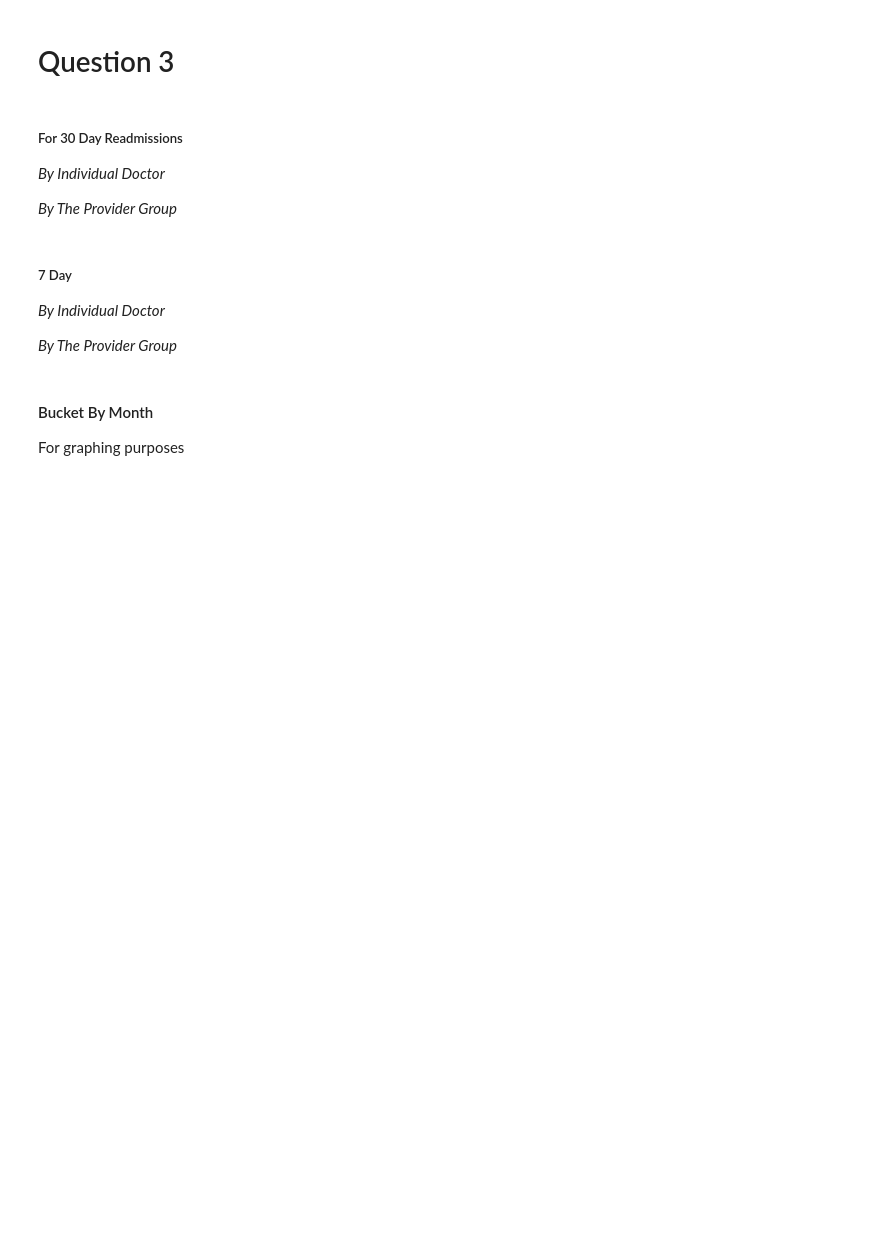
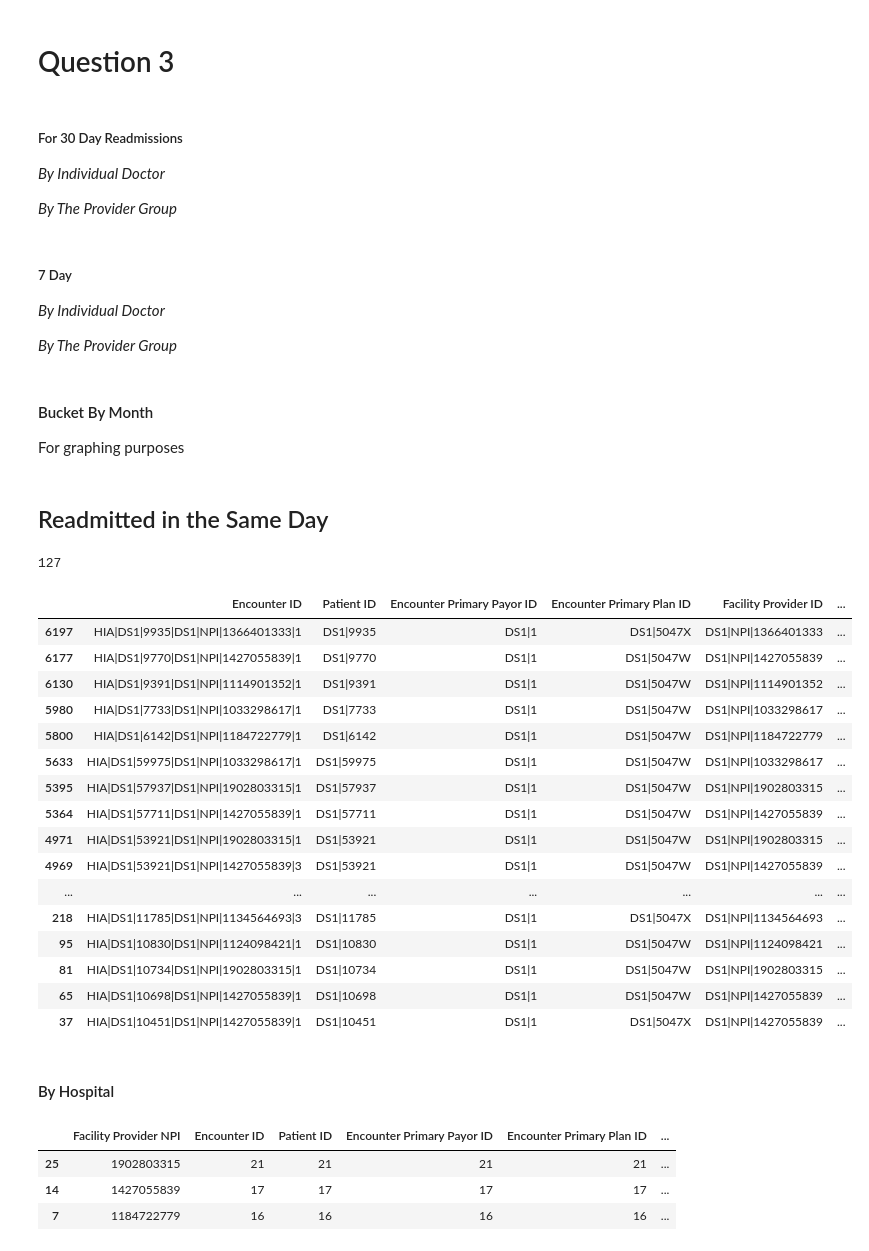
Before and after one commit to tipearso/hospital-readmissions, a Jupyter notebook: Jupyter Notebooks/Boo-Boo Exploratory.ipynb, the cells around one changed output. Cells and saved outputs as stored; diff of their text form; code cells hidden in the pictures; blank space fills up the shorter version.

```diff
--- a/Jupyter Notebooks/Boo-Boo Exploratory.ipynb
+++ b/Jupyter Notebooks/Boo-Boo Exploratory.ipynb
@@ -326,3 +284,34 @@ two_between_dups.info()
 #### Bucket By Month
 
 For graphing purposes
+# %% [markdown]
+## Readmitted in the Same Day
+# %%
+first_0 = first[first['Days Since Last Visit'] == '0 days']
+# ip_admin_30 = first[first['Days Since Last Visit'] <= '30 days']
+# %%
+len(first_0)
+# %% [output]
+127
+# %%
+first_0
+# %% [output]
+|  | Encounter ID | Patient ID | Encounter Primary Payor ID | Encounter Primary Plan ID | Facility Provider ID | ... |
+| 6197 | HIA|DS1|9935|DS1|NPI|1366401333|1 | DS1|9935 | DS1|1 | DS1|5047X | DS1|NPI|1366401333 | ... |
+| 6177 | HIA|DS1|9770|DS1|NPI|1427055839|1 | DS1|9770 | DS1|1 | DS1|5047W | DS1|NPI|1427055839 | ... |
+| 6130 | HIA|DS1|9391|DS1|NPI|1114901352|1 | DS1|9391 | DS1|1 | DS1|5047W | DS1|NPI|1114901352 | ... |
+| 5980 | HIA|DS1|7733|DS1|NPI|1033298617|1 | DS1|7733 | DS1|1 | DS1|5047W | DS1|NPI|1033298617 | ... |
+| 5800 | HIA|DS1|6142|DS1|NPI|1184722779|1 | DS1|6142 | DS1|1 | DS1|5047W | DS1|NPI|1184722779 | ... |
+| 5633 | HIA|DS1|59975|DS1|NPI|1033298617|1 | DS1|59975 | DS1|1 | DS1|5047W | DS1|NPI|1033298617 | ... |
+| 5395 | HIA|DS1|57937|DS1|NPI|1902803315|1 | DS1|57937 | DS1|1 | DS1|5047W | DS1|NPI|1902803315 | ... |
+| 5364 | HIA|DS1|57711|DS1|NPI|1427055839|1 | DS1|57711 | DS1|1 | DS1|5047W | DS1|NPI|1427055839 | ... |
+| 4971 | HIA|DS1|53921|DS1|NPI|1902803315|1 | DS1|53921 | DS1|1 | DS1|5047W | DS1|NPI|1902803315 | ... |
+| 4969 | HIA|DS1|53921|DS1|NPI|1427055839|3 | DS1|53921 | DS1|1 | DS1|5047W | DS1|NPI|1427055839 | ... |
+| ... | ... | ... | ... | ... | ... | ... |
+| 218 | HIA|DS1|11785|DS1|NPI|1134564693|3 | DS1|11785 | DS1|1 | DS1|5047X | DS1|NPI|1134564693 | ... |
+| 95 | HIA|DS1|10830|DS1|NPI|1124098421|1 | DS1|10830 | DS1|1 | DS1|5047W | DS1|NPI|1124098421 | ... |
+| 81 | HIA|DS1|10734|DS1|NPI|1902803315|1 | DS1|10734 | DS1|1 | DS1|5047W | DS1|NPI|1902803315 | ... |
+| 65 | HIA|DS1|10698|DS1|NPI|1427055839|1 | DS1|10698 | DS1|1 | DS1|5047W | DS1|NPI|1427055839 | ... |
+| 37 | HIA|DS1|10451|DS1|NPI|1427055839|1 | DS1|10451 | DS1|1 | DS1|5047X | DS1|NPI|1427055839 | ... |
+# %% [markdown]
+#### By Hospital
@@ -328,0 +322,7 @@ For graphing purposes
+# %%
+read0_count_hosp.head(3)
+# %% [output]
+|  | Facility Provider NPI | Encounter ID | Patient ID | Encounter Primary Payor ID | Encounter Primary Plan ID | ... |
+| 25 | 1902803315 | 21 | 21 | 21 | 21 | ... |
+| 14 | 1427055839 | 17 | 17 | 17 | 17 | ... |
+| 7 | 1184722779 | 16 | 16 | 16 | 16 | ... |
```
Also changed, not shown: parts of 30 cells of this notebook.
